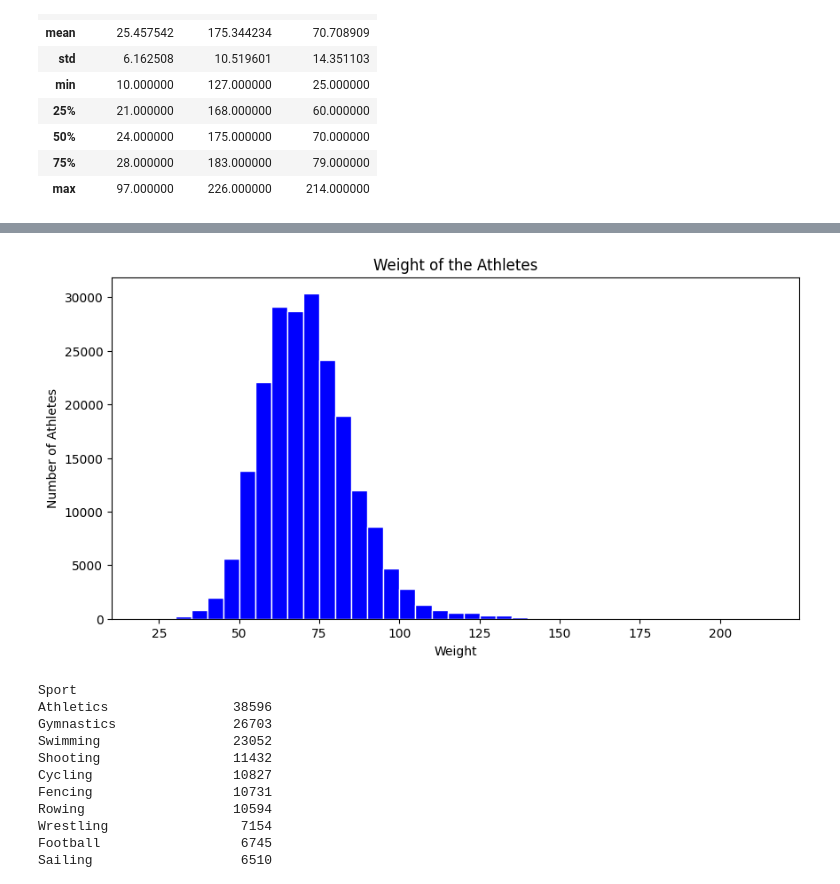
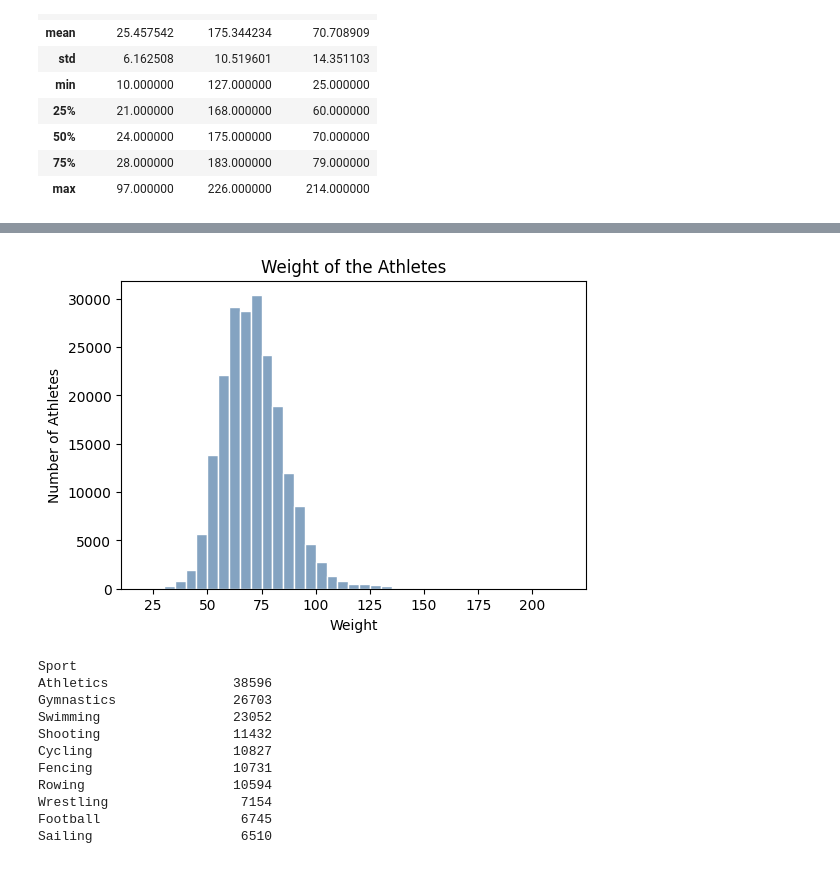
Before and after one commit to Sahil-987/Olympic-Dataset-Analysis, a Jupyter notebook: main.ipynb, the cells around one changed output, grey strips where cells are left out. Cells and saved outputs as stored; diff of their text form; code cells hidden in the pictures.

```diff
--- a/main.ipynb
+++ b/main.ipynb
@@ -346,13 +346,13 @@ plt.show()
 # %%
-#Height Demographics of the Athletes
-plt.figure(figsize=(10, 5))
+#Weight Demographics of the Athletes
+plt.figure(figsize=(6, 4))
 plt.title("Weight of the Athletes")
 plt.xlabel('Weight')
 plt.ylabel('Number of Athletes')
-plt.hist(df_final.Weight, bins = np.arange(20,220,5), color='blue', edgecolor='white')
+plt.hist(df_final.Weight, bins = np.arange(20,220,5), color=(0.2, 0.4, 0.6, 0.6), edgecolor='white')
 plt.show()
 # %% [output]
-[figure, old version]
+[figure, new version]
 # %%
 df_final[df_final['Season'] == 'Summer']['Sport'].value_counts()
 # %% [output]
```
Also changed, not shown: parts of 2 cells of this notebook.
